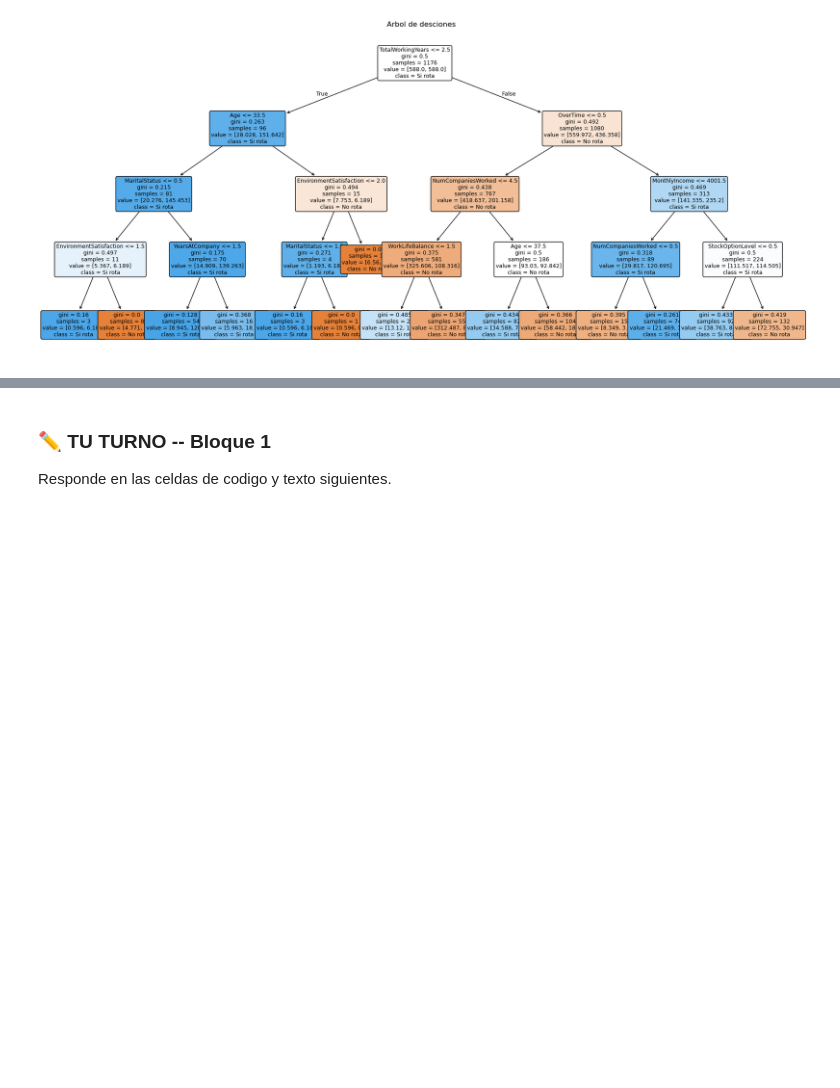
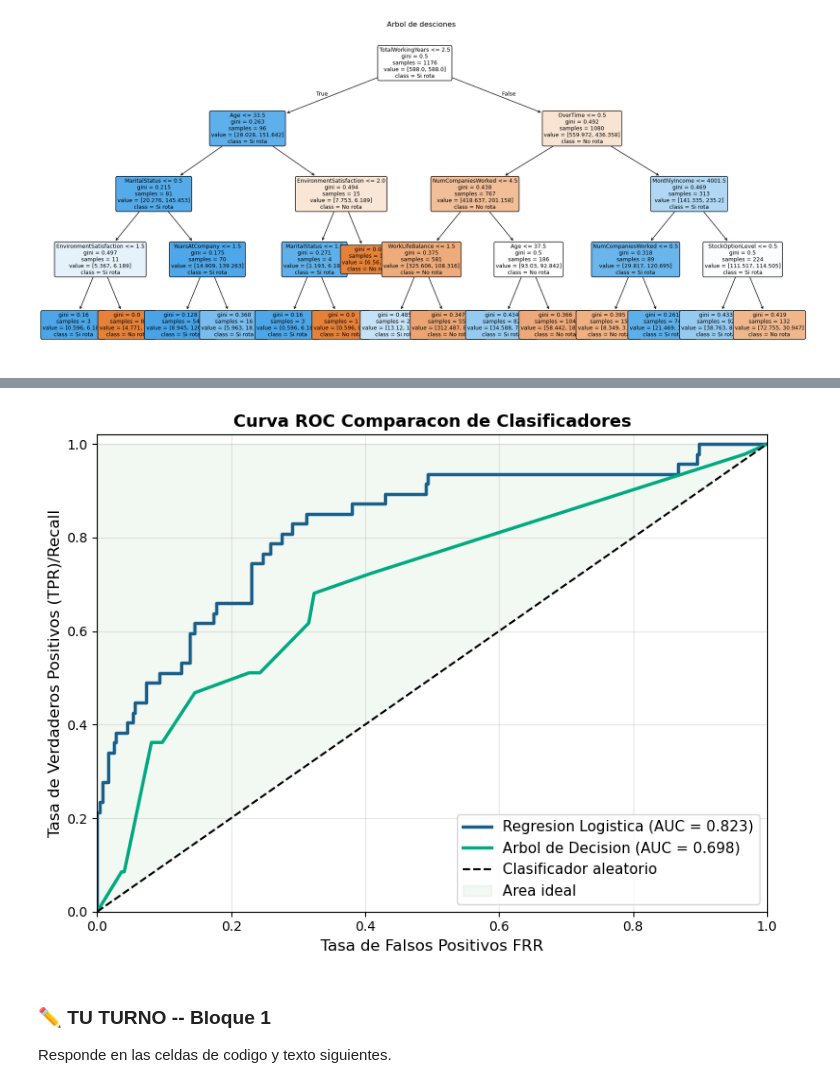
Before and after one commit to demonassit/CursoMLJMG2026, a Jupyter notebook: Visualización/Sesion05/S5_ML_Supervisado_Estudiante.ipynb, the cells around one changed output, grey strips where cells are left out. Saved outputs shown, nothing was run; the diff lists cells and outputs as text; code cells hidden in the pictures; blank space fills up the shorter version.

Commit message:
curva roc

```diff
--- a/Visualización/Sesion05/S5_ML_Supervisado_Estudiante.ipynb
+++ b/Visualización/Sesion05/S5_ML_Supervisado_Estudiante.ipynb
@@ -261,6 +260,30 @@ AttributeError: module 'matplotlib.pyplot' has no attribute 'save'
 [figure]
 # %%
 # ── PASO 4: CURVA ROC ────────────────────────────────────────
+fig, ax = plt.subplots(figsize=(8,6))
+
+for modelo_nombre, y_prob, color in [
+    ('Regresion Logistica', y_prob_lr, '#1A5F8A'),
+    ('Arbol de Decision', y_prob_dt, '#00AA80')
+]:
+    fpr, tpr, _ = roc_curve(y_test, y_prob)
+    roc_auc = auc(fpr, tpr)
+    ax.plot(fpr, tpr, color=color, lw=2.5, label=f'{modelo_nombre} (AUC = {roc_auc:.3f})')
+
+#pintamos al linea
+ax.plot([0,1], [0,1], 'k--', lw=1.5, label='Clasificador aleatorio')
+ax.fill_between([0,1], [0,1], [1,1], alpha=0.05, color='green', label='Area ideal')
+ax.set_xlim([0,1]); ax.set_ylim([0,1.02])
+ax.set_xlabel('Tasa de Falsos Positivos FRR', fontsize=12)
+ax.set_ylabel('Tasa de Verdaderos Positivos (TPR)/Recall', fontsize=12)
+ax.set_title('Curva ROC Comparacon de Clasificadores', fontsize=13, fontweight='bold')
+ax.legend(loc='lower right', fontsize=11)
+ax.grid(True, alpha=0.3)
+plt.tight_layout()
+plt.savefig('curva_roc_tecnova-png', dpi=150, bbox_inches='tight')
+plt.show()
+# %% [output]
+[figure, added]
 # %%
 # ── PASO 5: COMPARAR CON EL SCORE MANUAL DE S5 ──────────────
 # Calcular el score manual (S5) para los mismos empleados del test set
```
Also changed, not shown: parts of 1 cell of this notebook, 1 other file.
